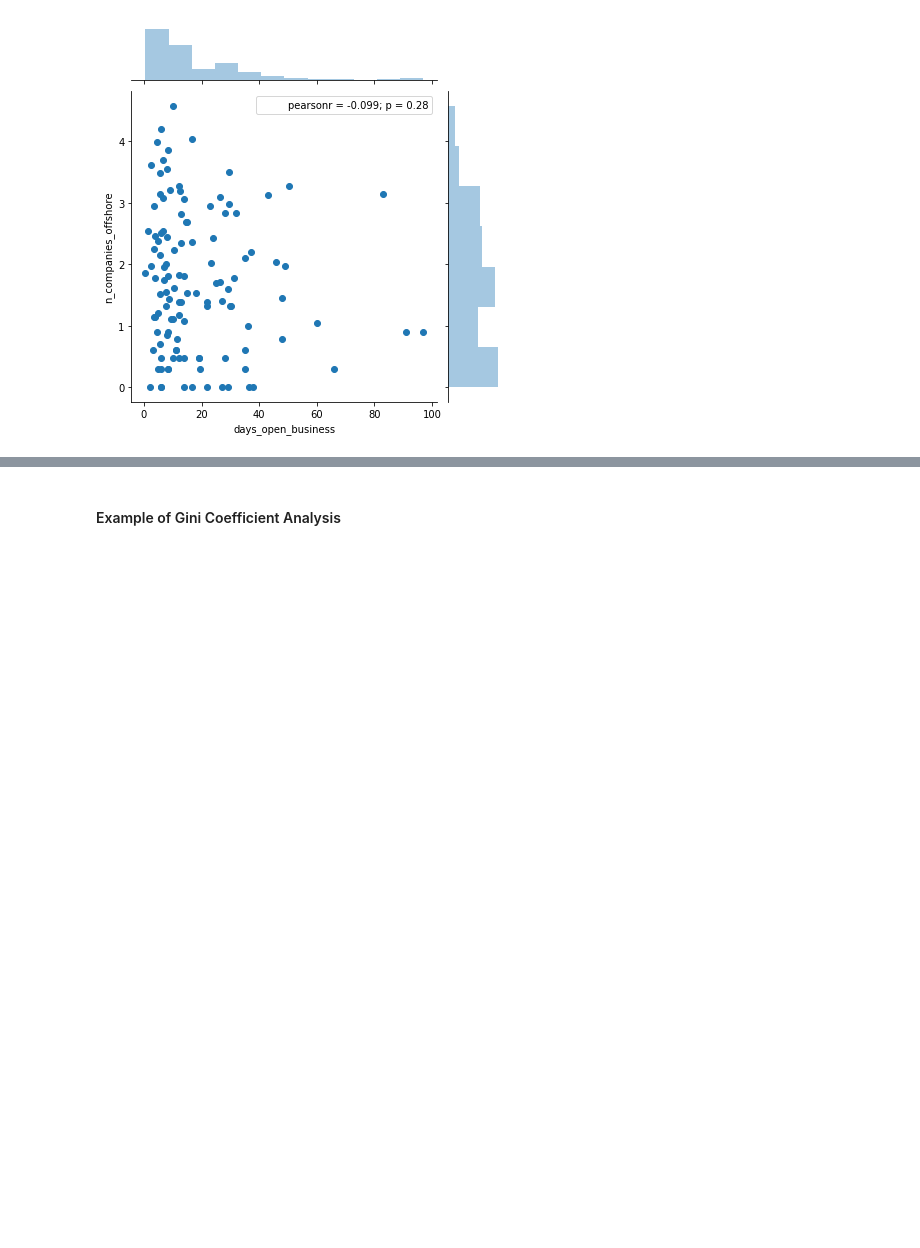
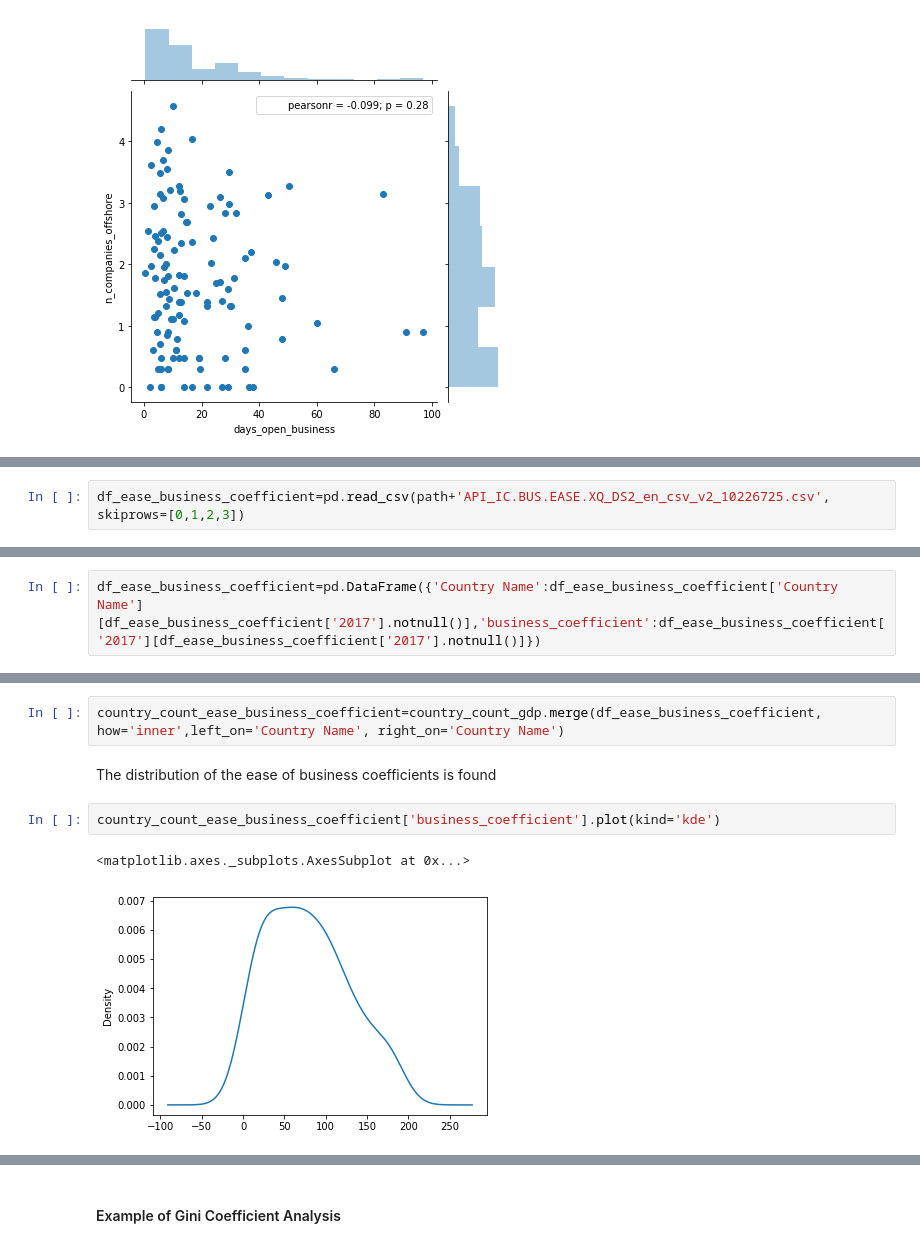
Before and after one commit to eddieshengyuwang/project_ada_akbar, a Jupyter notebook: work_in_progress/Gianluca.ipynb, the cells around one changed output, grey strips where cells are left out. Drawn from its saved outputs; the diff is of its cells as text; blank space fills up the shorter version.

```diff
--- a/work_in_progress/Gianluca.ipynb
+++ b/work_in_progress/Gianluca.ipynb
@@ -335,0 +452,2 @@ show(p)
+# %%
+df_ease_business_coefficient=pd.read_csv(path+'API_IC.BUS.EASE.XQ_DS2_en_csv_v2_10226725.csv', skiprows=[0,1,2,3])
@@ -335,0 +464,2 @@ show(p)
+# %%
+df_ease_business_coefficient=pd.DataFrame({'Country Name':df_ease_business_coefficient['Country Name'][df_ease_business_coefficient['2017'].notnull()],'business_coefficient':df_ease_business_coefficient['2017'][df_ease_business_coefficient['2017'].notnull()]})
@@ -335,0 +475,9 @@ show(p)
+# %%
+country_count_ease_business_coefficient=country_count_gdp.merge(df_ease_business_coefficient, how='inner',left_on='Country Name', right_on='Country Name')
+# %% [markdown]
+The distribution of the ease of business coefficients is found
+# %%
+country_count_ease_business_coefficient['business_coefficient'].plot(kind='kde')
+# %% [output]
+<matplotlib.axes._subplots.AxesSubplot at 0x...>
+[figure, added]
```
Also changed, not shown: parts of 39 cells of this notebook.
